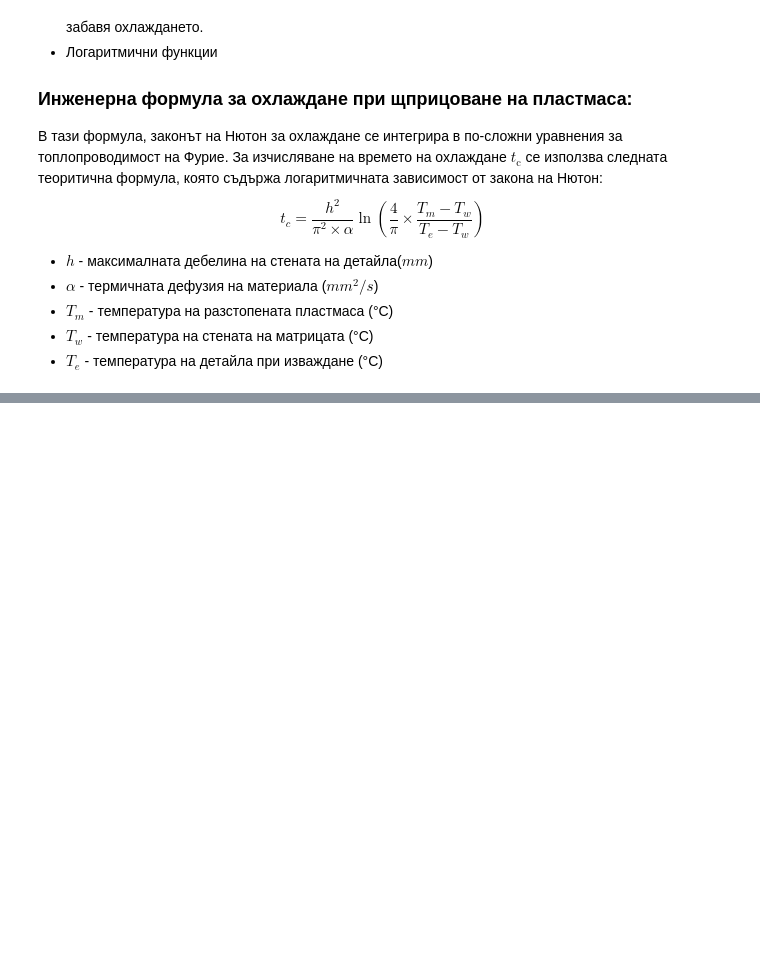
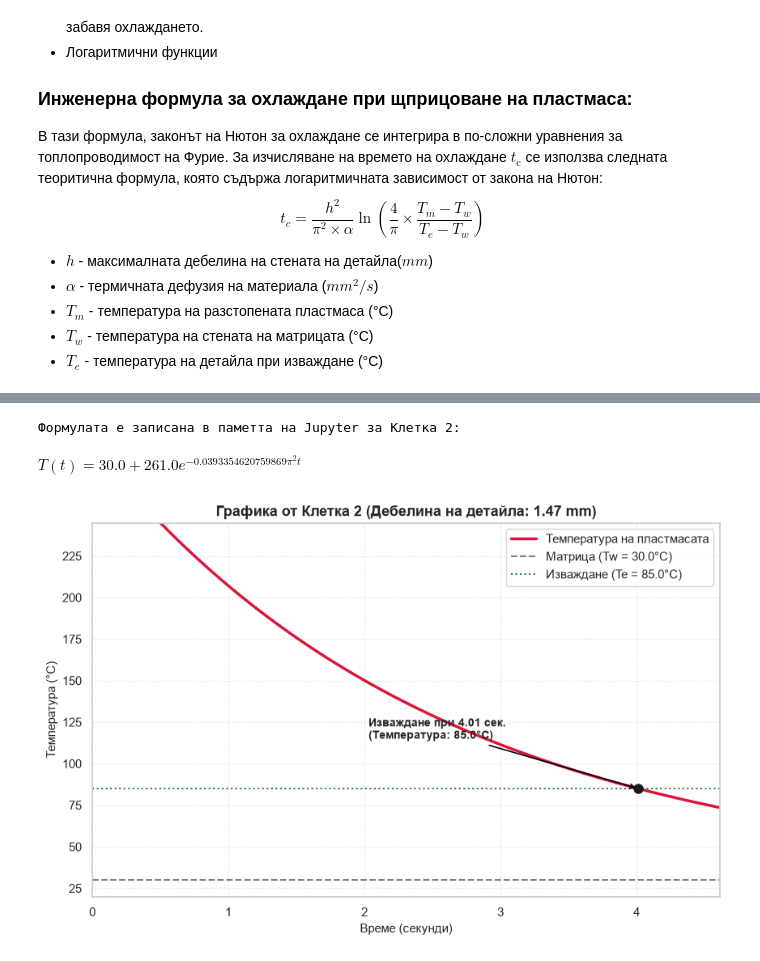
Before and after one commit to KamenKadiyski/WhamMath, a Jupyter notebook: modul2.ipynb, the cells around one changed output, grey strips where cells are left out. Cells and saved outputs as stored; diff of their text form; code cells hidden in the pictures; blank space fills up the shorter version.

```diff
--- a/modul2.ipynb
+++ b/modul2.ipynb
@@ -22,0 +43,67 @@ $$t_c = \frac{h^2}{\pi^2 \times \alpha} \ln\left(\frac{4}{\pi} \times \frac{T_m
+# %%
+import sympy as sp
+from IPython.display import display, Math
+
+# 1. Дефиниране на математическите символи
+t, T_w, T_m, alpha, s = sp.symbols('t T_w T_m alpha s')
+
+# Вашите специфични стойности
+s_val = 0.00147    # 1.47 мм в метри
+T_m_val = 235.0    # Температура на стопилката (°C)
+T_w_val = 30.0     # Температура на матрицата (°C)
+T_e_val = 85.0     # Температура на изваждане (°C)
+alpha_val = 8.5e-8   # Коефициент за ABS пластмаса
+
+# 2. Създаване на формулата
+T_t = T_w + (4 / sp.pi) * (T_m - T_w) * sp.exp(- (sp.pi**2 * alpha * t) / (s**2))
+
+# 3. Заместване на вашите конкретни стойности във формулата
+T_t_specific = T_t.subs({T_m: T_m_val, T_w: T_w_val, s: s_val, alpha: alpha_val})
+
+# Показване на формулата в красив вид
+print("Формулата е записана в паметта на Jupyter за Клетка 2:")
+display(Math(r"T(t) = " + sp.latex(T_t_specific.evalf(4))))
+# %% [output]
+Формулата е записана в паметта на Jupyter за Клетка 2:
+$\displaystyle T(t) = 30.0 + 261.0 e^{- 0.0393354620759869 \pi^{2} t}$
+# %%
+import numpy as np
+import matplotlib.pyplot as plt
+
+# 1. Използваме директно T_t_specific от предната клетка и я превръщаме в Python функция
+T_func = sp.lambdify(t, T_t_specific, 'numpy')
+
+# 2. Математическо изчисляване на точното време за охлаждане до 45°C
+t_ejection = (s_val**2 / (np.pi**2 * alpha_val)) * np.log((4 / np.pi) * ((T_m_val - T_w_val) / (T_e_val - T_w_val)))
+
+# 3. Генериране на времеви стъпки за графиката
+t_vals = np.linspace(0, t_ejection * 1.15, 1000)
+T_vals = T_func(t_vals)
+
+# 4. Чертане на графиката по Вашите данни
+plt.figure(figsize=(10, 6))
+plt.plot(t_vals, T_vals, color='crimson', linewidth=2.5, label='Температура на пластмасата')
+
+# Помощни линии за Вашите температури
+plt.axhline(y=T_w_val, color='gray', linestyle='--', label=f'Матрица (Tw = {T_w_val}°C)')
+plt.axhline(y=T_e_val, color='forestgreen', linestyle=':', label=f'Изваждане (Te = {T_e_val}°C)')
+
+# Отбелязване на точката на изваждане
+plt.plot(t_ejection, T_e_val, 'ko', markersize=8)
+plt.annotate(f' Изваждане при {t_ejection:.2f} сек.\n (Температура: {T_e_val}°C)',
+             xy=(t_ejection, T_e_val),
+             xytext=(t_ejection * 0.5, T_e_val + 30),
+             arrowprops=dict(arrowstyle="->", color='black', linewidth=1.2),
+             fontsize=10, fontweight='bold')
+
+plt.title(f'Графика от Клетка 2 (Дебелина на детайла: {s_val*1000:.2f} mm)', fontsize=13, fontweight='bold')
+plt.xlabel('Време (секунди)', fontsize=11)
+plt.ylabel('Температура (°C)', fontsize=11)
+plt.xlim(0, t_vals.max())
+plt.ylim(T_w_val - 10, T_m_val + 10)
+plt.grid(True, linestyle=':', alpha=0.6)
+plt.legend(loc='upper right', fontsize=11)
+
+plt.show()
+# %% [output]
+[figure, added]
```
Also changed, not shown: parts of 3 cells of this notebook, 2 other files.
